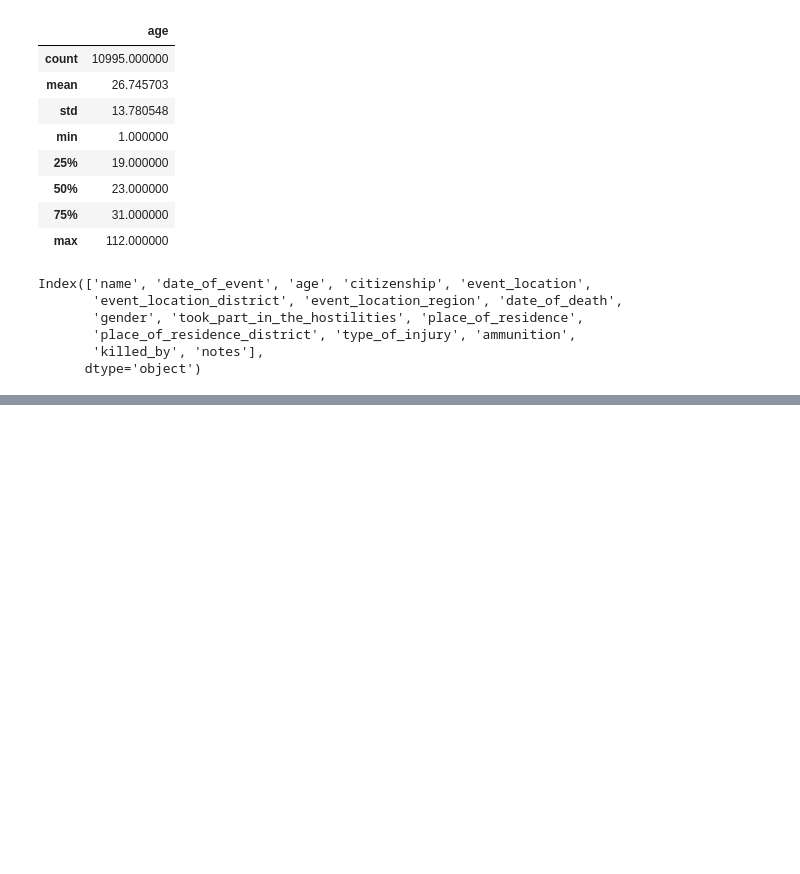
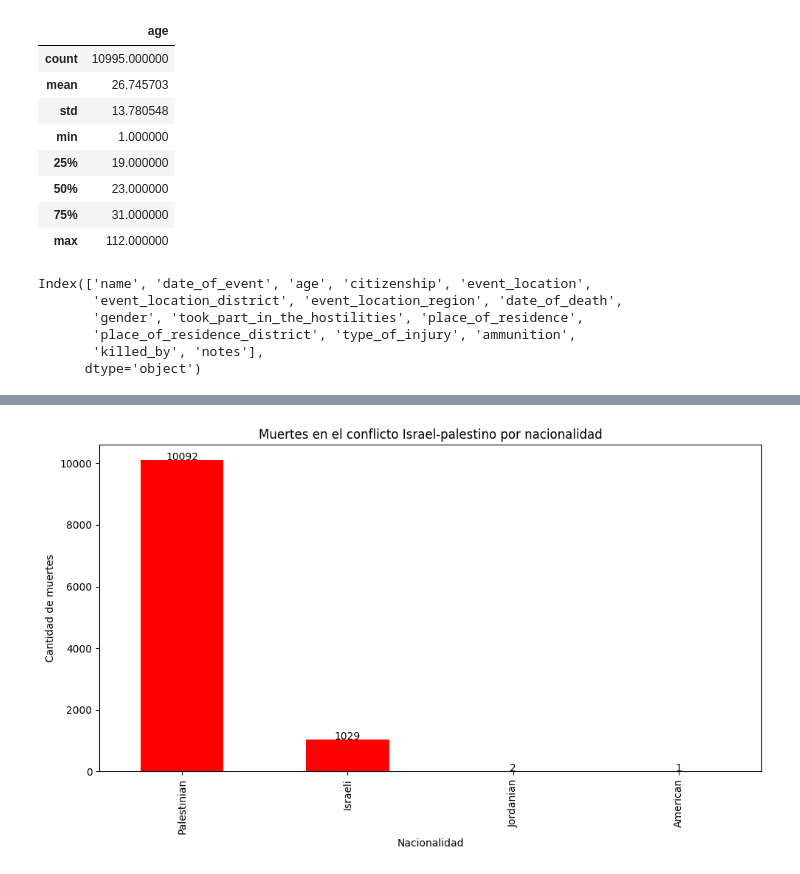
Before and after one commit to DanielMPMatCom/Israeli-Palestinian-Conflict-Statistics-Project, a Jupyter notebook: main.ipynb, the cells around one changed output, grey strips where cells are left out. Cells and saved outputs as stored; diff of their text form; code cells hidden in the pictures; blank space fills up the shorter version.

Commit message:
a lot of graphs describing the data

```diff
--- a/main.ipynb
+++ b/main.ipynb
@@ -41,0 +86,27 @@ Index(['name', 'date_of_event', 'age', 'citizenship', 'event_location',
+# %%
+import pandas as pd
+import matplotlib.pyplot as plt
+
+# Contar el número de muertes por nacionalidad
+deaths_by_nationality = df['citizenship'].value_counts()
+
+# Crear la gráfica de barras
+plt.figure(figsize=(10, 6))  # Tamaño opcional de la figura
+
+# Plotear la gráfica de barras
+bars = deaths_by_nationality.plot(kind='bar', color='red')
+
+# Añadir etiquetas y título
+plt.xlabel('Nacionalidad')
+plt.ylabel('Cantidad de muertes')
+plt.title('Muertes en el conflicto Israel-palestino por nacionalidad')
+
+# Mostrar el número correspondiente encima de cada barra
+for i, v in enumerate(deaths_by_nationality):
+    bars.text(i, v + 0.1, str(v), ha='center')
+
+# Mostrar la gráfica
+plt.tight_layout()  # Ajustar el diseño
+plt.show()
+# %% [output]
+[figure, added]
```
Also changed, not shown: parts of 12 cells of this notebook, 1 other file.
